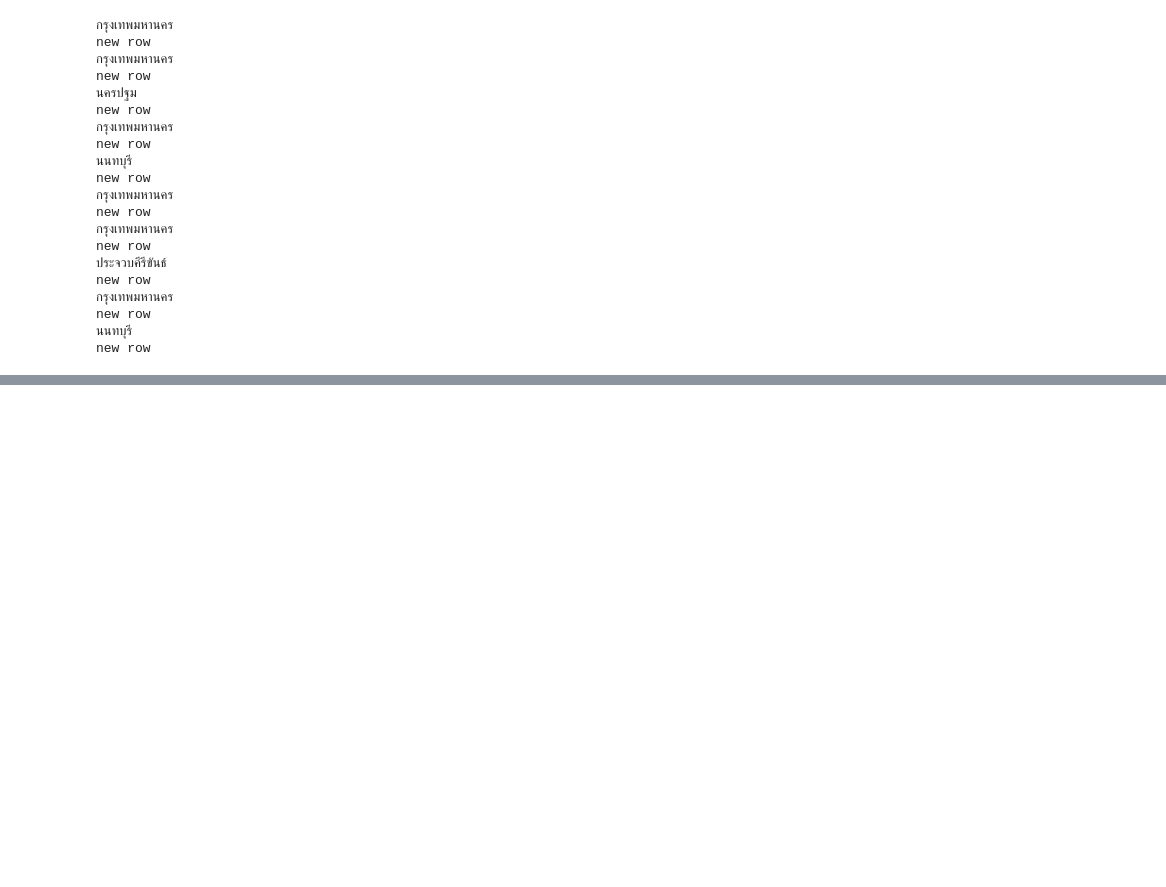
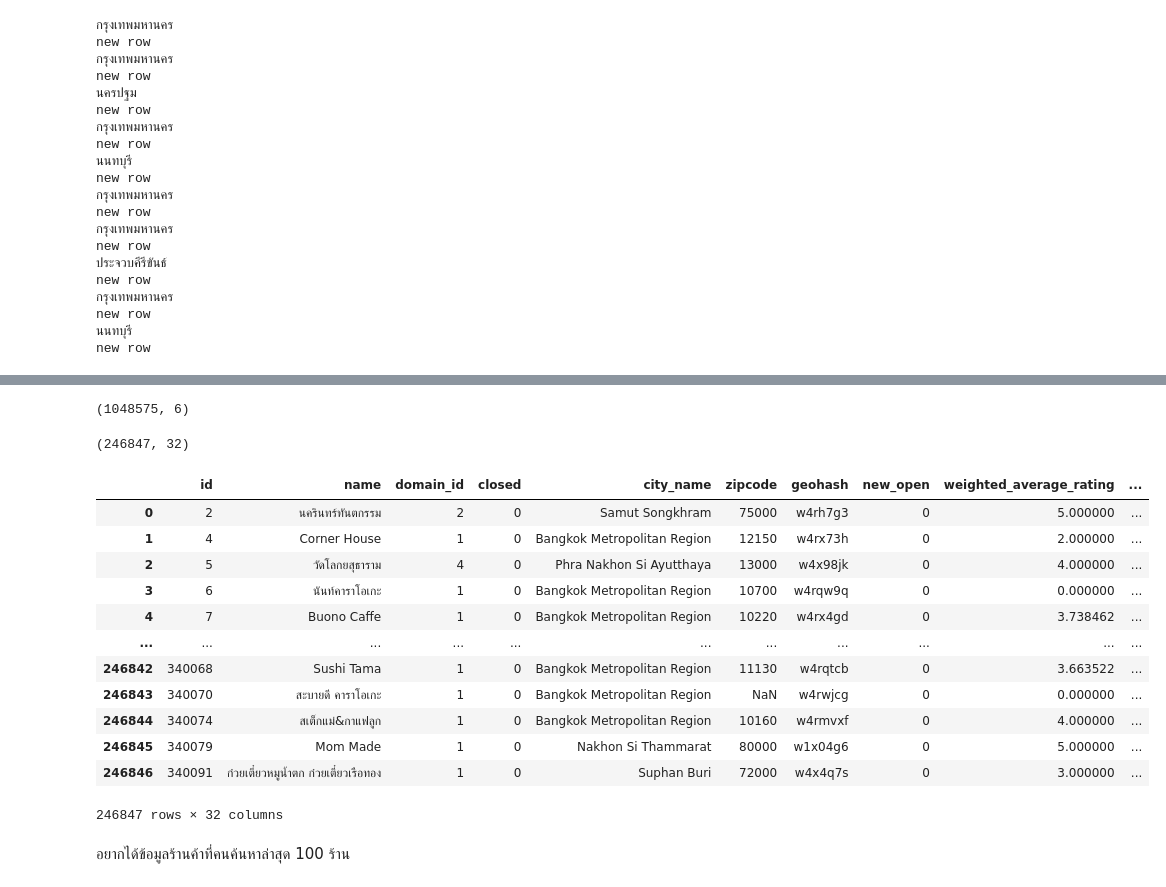
Before and after one commit to Wikanda-Hongboonmee/DWDM21, a Jupyter notebook: Data_Preprocessing_(Chapter_3).ipynb, the cells around one changed output, grey strips where cells are left out. Drawn from its saved outputs; the diff is of its cells as text; code cells hidden in the pictures; blank space fills up the shorter version.

```diff
--- a/Data_Preprocessing_(Chapter_3).ipynb
+++ b/Data_Preprocessing_(Chapter_3).ipynb
@@ -1377,0 +1405,3 @@ new row
+# %%
+search_click = pd.read_csv(os.path.join(path,'search_click.csv'))
+w_restaurant = pd.read_csv(os.path.join(path,'w_restaurant.csv'))
@@ -1377,0 +1417,24 @@ new row
+# %%
+search_click.shape
+# %% [output]
+(1048575, 6)
+# %%
+print(w_restaurant.shape)
+w_restaurant
+# %% [output]
+(246847, 32)
+|  | id | name | domain_id | closed | city_name | zipcode | geohash | new_open | weighted_average_rating | ... |
+| 0 | 2 | นครินทร์ทันตกรรม | 2 | 0 | Samut Songkhram | 75000 | w4rh7g3 | 0 | 5.000000 | ... |
+| 1 | 4 | Corner House | 1 | 0 | Bangkok Metropolitan Region | 12150 | w4rx73h | 0 | 2.000000 | ... |
+| 2 | 5 | วัดโลกยสุธาราม | 4 | 0 | Phra Nakhon Si Ayutthaya | 13000 | w4x98jk | 0 | 4.000000 | ... |
+| 3 | 6 | นันท์คาราโอเกะ | 1 | 0 | Bangkok Metropolitan Region | 10700 | w4rqw9q | 0 | 0.000000 | ... |
+| 4 | 7 | Buono Caffe | 1 | 0 | Bangkok Metropolitan Region | 10220 | w4rx4gd | 0 | 3.738462 | ... |
+| ... | ... | ... | ... | ... | ... | ... | ... | ... | ... | ... |
+| 246842 | 340068 | Sushi Tama | 1 | 0 | Bangkok Metropolitan Region | 11130 | w4rqtcb | 0 | 3.663522 | ... |
+| 246843 | 340070 | สะบายดี คาราโอเกะ | 1 | 0 | Bangkok Metropolitan Region | NaN | w4rwjcg | 0 | 0.000000 | ... |
+| 246844 | 340074 | สเต็กแม่&กาแฟลูก | 1 | 0 | Bangkok Metropolitan Region | 10160 | w4rmvxf | 0 | 4.000000 | ... |
+| 246845 | 340079 | Mom Made | 1 | 0 | Nakhon Si Thammarat | 80000 | w1x04g6 | 0 | 5.000000 | ... |
+| 246846 | 340091 | ก๋วยเตี๋ยวหมูน้ำตก ก๋วยเตี๋ยวเรือทอง | 1 | 0 | Suphan Buri | 72000 | w4x4q7s | 0 | 3.000000 | ... |
+246847 rows × 32 columns
+# %% [markdown]
+อยากได้ข้อมูลร้านค้าที่คนค้นหาล่าสุด 100 ร้าน
```
Also changed, not shown: parts of 25 cells of this notebook.
